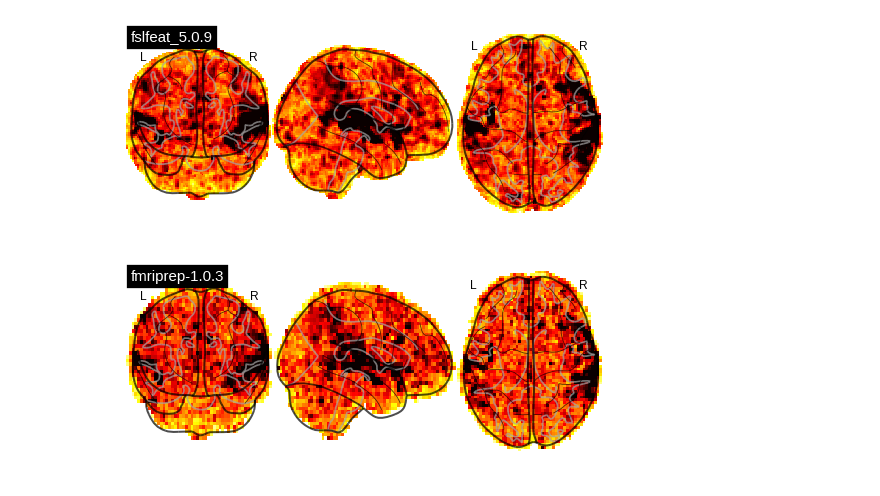
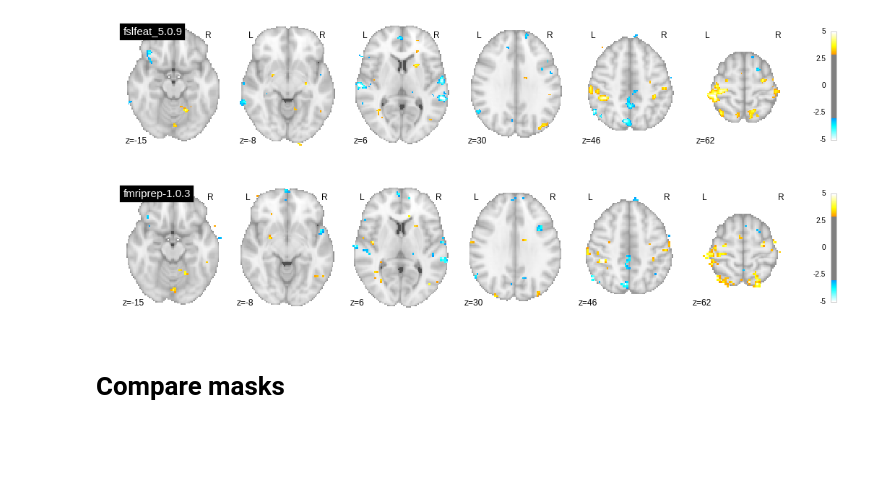
Before and after one commit to poldracklab/CNP_task_analysis, a Jupyter notebook: notebooks/SingleSubjectVis.ipynb, the cells around one changed output. Drawn from its saved outputs; the diff is of its cells as text; code cells hidden in the pictures; blank space fills up the shorter version.

```diff
--- a/notebooks/SingleSubjectVis.ipynb
+++ b/notebooks/SingleSubjectVis.ipynb
@@ -11,7 +18,14 @@ sns.set_style("whitegrid")
 # %%
-basedir = '/oak/stanford/groups/russpold/data/ds000030/1.0.3/derivatives/'
-preprocessing = ['fslfeat_5.0.9','fmriprep-1.0.3']
-images = []
-for pre in preprocessing:
-    z11 = os.path.join(basedir,'fmriprep_vs_feat/%s/task/sub-10329/stopsignal.feat/stats/tstat11.nii.gz'%pre)
-    images.append(z11)
+basedir = os.environ.get("PREPBASEDIR")
+pipelines = ['fslfeat_5.0.9','fmriprep-1.0.3']
+subject = 'sub-50073'
+
+images = {}
+for pipeline in pipelines:
+    z11 = os.path.join(basedir,'fmriprep_vs_feat/%s/task/%s/stopsignal.feat/stats/tstat11.nii.gz'%(pipeline,subject))
+    images[pipeline] = z11
+# %%
+for idx,pipeline in enumerate(pipelines):
+    plotting.plot_glass_brain(images[pipeline],title=pipeline,cmap='RdYlBu_r',
+                              colorbar=True,symmetric_cbar=True,plot_abs=False)
+plotting.show()
@@ -18,8 +35,10 @@ for pre in preprocessing:
 # %%
 cut_coords = [-15, -8, 6, 30, 46, 62]
-for idx,image in enumerate(images):
-    plotting.plot_glass_brain(image,title=preprocessing[idx],vmin=-4,vmax=4)
+for idx,pipeline in enumerate(pipelines):
+   plotting.plot_stat_map(images[pipeline],title=pipeline,vmax=5,display_mode='z',threshold=2.98,cut_coords=cut_coords)
 plotting.show()
 # %% [output]
-[figure, old version]
+[figure, new version]
-[figure, old version]
+[figure, new version]
+# %% [markdown]
+# Compare masks
```
Also changed, not shown: parts of 14 cells of this notebook, 1 other file.
